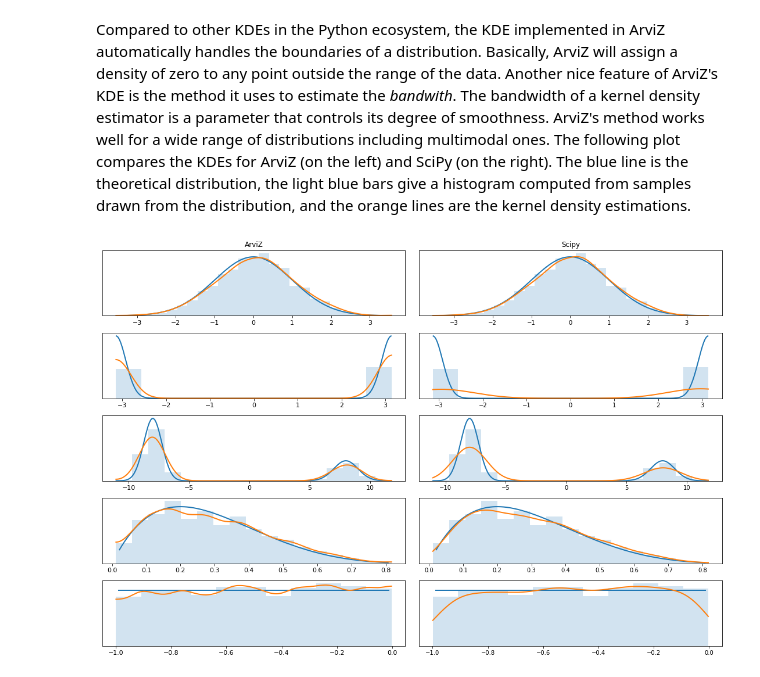
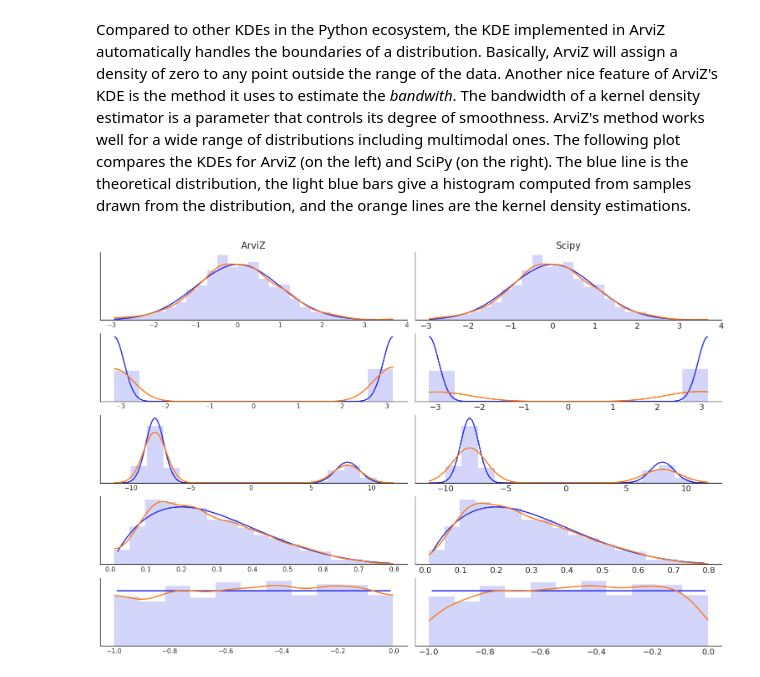
Before and after one commit to arviz-devs/Exploratory-Analysis-of-Bayesian-Models, a Jupyter notebook: content/Section_01/Visualization.ipynb, the cells around one changed output. Saved outputs shown, nothing was run; the diff lists cells and outputs as text; code cells hidden in the pictures.

```diff
--- a/content/Section_01/Visualization.ipynb
+++ b/content/Section_01/Visualization.ipynb
@@ -27,11 +23,11 @@ Matplotlib allows user to easily switch between plotting styles by defining  sty
 # %%
+az.style.use('arviz-white')
 x = np.linspace(0, 1, 100)
 dist = stats.beta(2, 5).pdf(x)
 
 fig = plt.figure()
-with az.style.context('arviz-colors'):
-    for i in range(10):
-        plt.plot(x, dist - i, f'C{i}', label=f'C{i}')
+for i in range(10):
+    plt.plot(x, dist - i, f'C{i}', label=f'C{i}')
 plt.xlabel('x')
 plt.ylabel('f(x)', rotation=0, labelpad=15);
 # %% [output]
@@ -99,7 +100,6 @@ def scipykdeplot(data, ax, **kwargs):
     ax.plot(x, density, **kwargs)
 
 size = 1000
-bw = 4.5 # ArviZ's default value
 _, ax = plt.subplots(5, 2, figsize=(15, 10), constrained_layout=True)
 
 a_dist = stats.vonmises(loc=np.pi, kappa=20)
@@ -107,32 +107,32 @@ b_dist = stats.beta(a=2, b=5)
 c_dist = [stats.norm(-8, 0.75), stats.norm(8, 1)]
 d_dist = stats.norm(0, 1)
 e_dist = stats.uniform(-1, 1)
 a = a_dist.rvs(size)
 a = np.arctan2(np.sin(a), np.cos(a))
 b = b_dist.rvs(size)
 c = np.concatenate((c_dist[0].rvs(7000), c_dist[1].rvs(3000)))
 d = d_dist.rvs(size)
 e = e_dist.rvs(size)
 
 
 ax[0, 0].set_title('ArviZ')
 ax[0, 1].set_title('Scipy')
 
 for idx, (i, dist) in enumerate(zip([d, a, c, b, e], [d_dist, a_dist, c_dist, b_dist,  e_dist] )):
     x = np.linspace(i.min()+0.01, i.max()-0.01, 200)
     if idx == 2:
         x_dist = np.concatenate((dist[0].pdf(x[:100]) * 0.7, dist[1].pdf(x[100:]) * 0.3))
     else:
         x_dist = dist.pdf(x)
 
     ax[idx, 0].plot(x, x_dist, 'C0', lw=2)
-    az.plot_kde(i, ax=ax[idx, 0], bw=bw, textsize=11, plot_kwargs={'color':'C1', 'linewidth':2})
+    az.plot_kde(i, ax=ax[idx, 0], textsize=11, plot_kwargs={'color':'C1', 'linewidth':2})
     ax[idx, 0].set_yticks([])
     ax[idx, 0].hist(i, bins='auto', alpha=0.2, density=True)
 
     ax[idx, 1].plot(x, x_dist, 'C0', lw=2)
     scipykdeplot(i, ax=ax[idx, 1], color='C1', lw=2)
     ax[idx, 1].set_yticks([])
     ax[idx, 1].hist(i, bins='auto', alpha=0.2, density=True)
 # %% [output]
-[figure, old version]
+[figure, new version]
```
Also changed, not shown: parts of 16 cells of this notebook, 4 other files.
